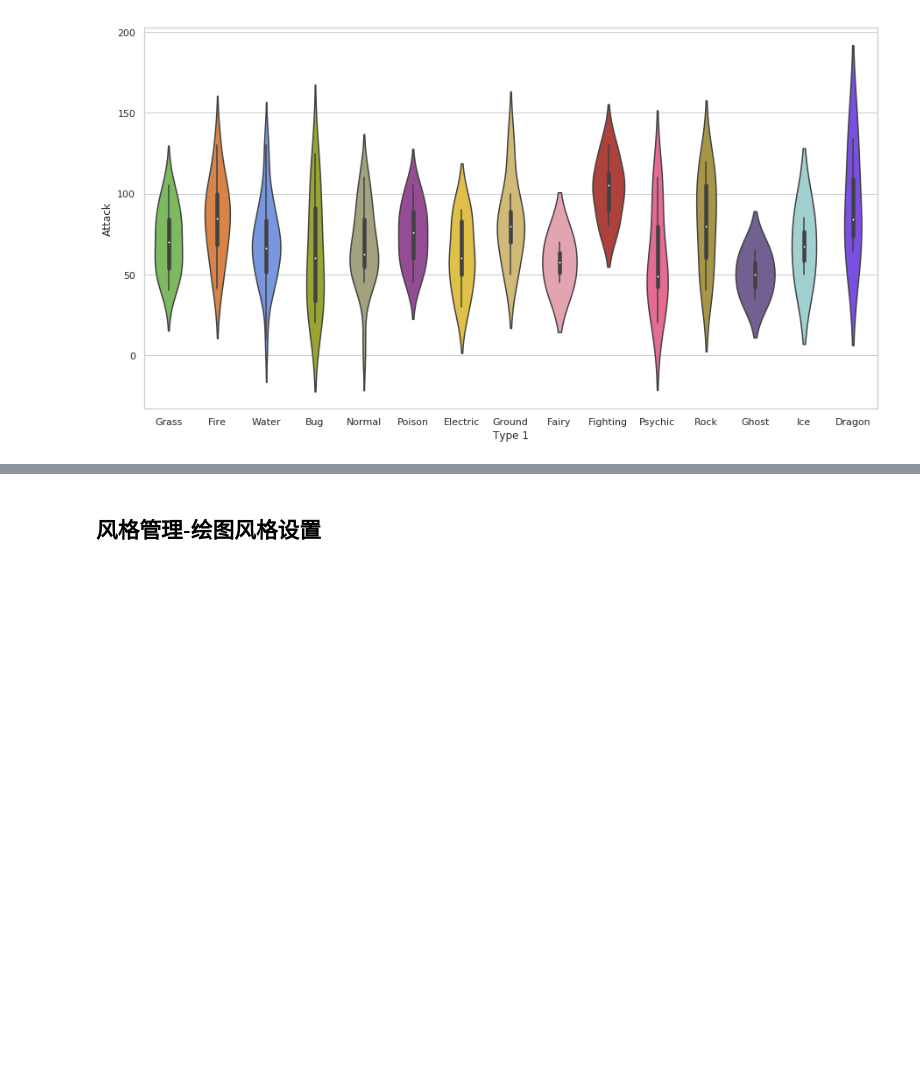
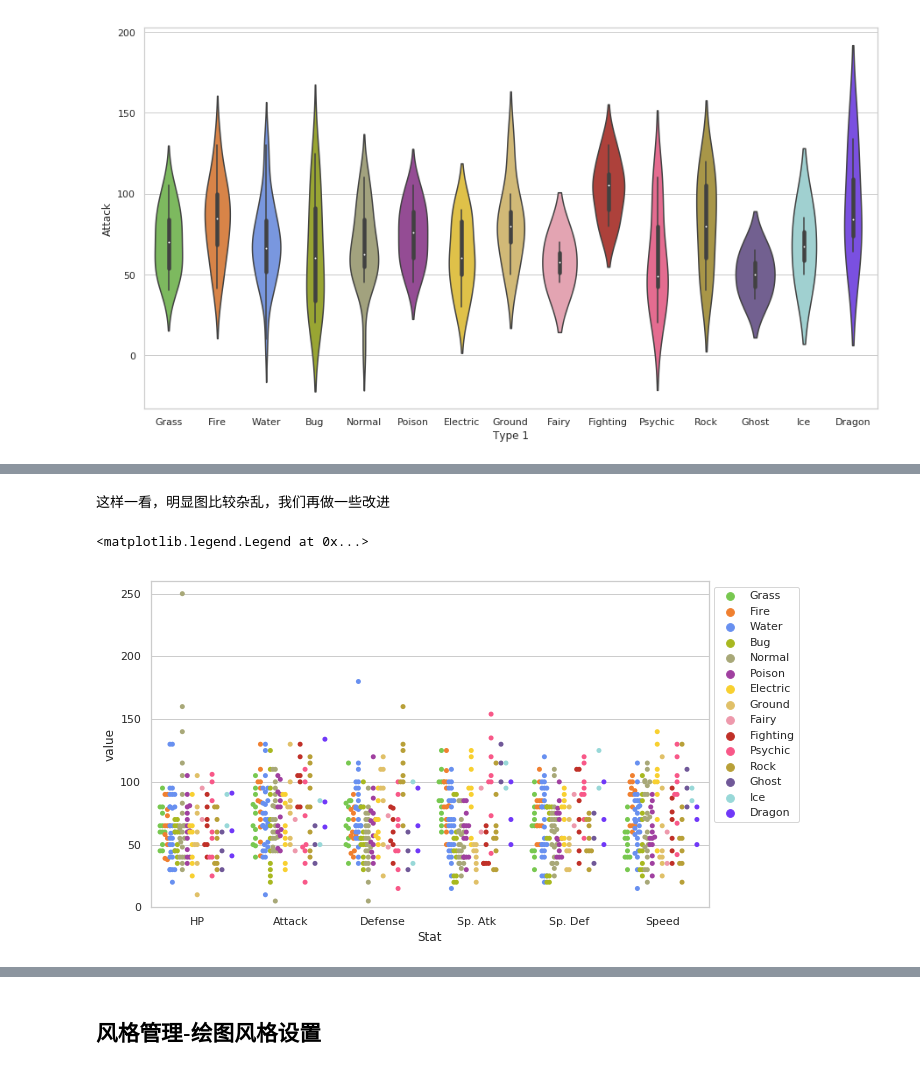
Before and after one commit to HarleysZhang/data_analysis_notes, a Jupyter notebook: seaborn_learn.ipynb, the cells around one changed output, grey strips where cells are left out. Drawn from its saved outputs; the diff is of its cells as text; code cells hidden in the pictures; blank space fills up the shorter version.

```diff
--- a/seaborn_learn.ipynb
+++ b/seaborn_learn.ipynb
@@ -191,0 +338,21 @@ sns.violinplot(x='Type 1', y='Attack', data=df,
+# %% [markdown]
+这样一看，明显图比较杂乱，我们再做一些改进
+# %%
+# 1. 把图放大一些，长10inches，高6inches
+plt.figure(figsize=(10,6))
+
+sns.swarmplot(x='Stat',
+              y='value',
+              data=melted_df,
+              hue='Type 1',
+              split=True, # 2. 将不同的type的数据点分开
+              palette=pkmn_type_colors) # 3. 是由之前的自定义调色盘
+
+# 4. y轴放长一点更显美观
+plt.ylim(0, 260)
+
+# 5. 图例放到右边去
+plt.legend(bbox_to_anchor=(1, 1), loc=2)
+# %% [output]
+<matplotlib.legend.Legend at 0x...>
+[figure, added]
```
Also changed, not shown: parts of 24 cells of this notebook, 2 other files.
